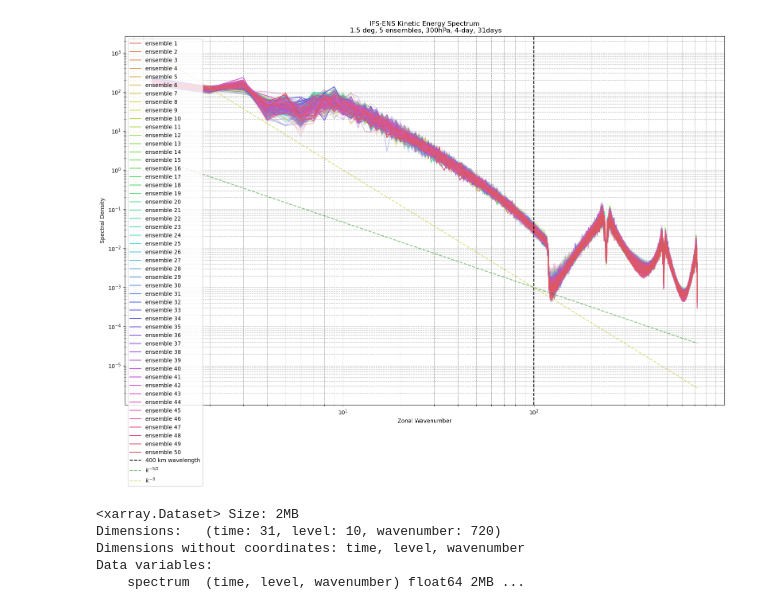
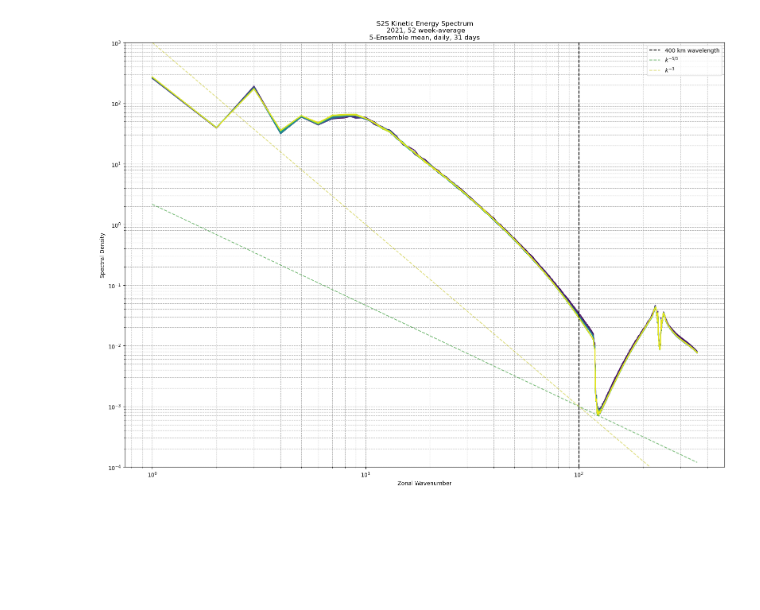
Before and after one commit to HisKim1/his_graphcast, a Jupyter notebook: spectra/test2_jryu.ipynb, the cells around one changed output. Saved outputs shown, nothing was run; the diff lists cells and outputs as text; code cells hidden in the pictures; blank space fills up the shorter version.

```diff
--- a/spectra/test2_jryu.ipynb
+++ b/spectra/test2_jryu.ipynb
@@ -17,29 +17,29 @@ plt.figure(figsize=(16, 12))
 
 
 
-colors = sns.color_palette('viridis', 43)
-models = sns.color_palette("hls", 51)
+colors = sns.color_palette('viridis', 31)
+models = sns.color_palette("hls", 6)
 
 ###################
 # all ensembles
 ###################
-for i in range(1,51):
-    data = xr.open_dataset(f"/data/GC_output/analysis/NWP/IFS-ENS/spectra_2021-06-21_{i}.nc")
-    x = data['wavenumber']
-    for t in range(0, 31, 5):
-        spc = data['spectrum'].isel(level=5, time=t)
-        if t == 30:
-            plt.loglog(x[1:], spc[1:], color=models[i], alpha=1, label=f'ensemble {i}')
-        else:
-            plt.loglog(x[1:], spc[1:], color=models[i], alpha=t/60)
+# for i in range(1,2):
+data = xr.open_dataset("/data/GC_output/analysis/NWP/S2S/2021/spectra.zarr").sel(level=300).mean("initial_time").mean("ensemble")
+x = data['wavenumber']
+for t in range(0, 31):
+    spc = data['spectrum'].isel(time=t) #- data['spectrum'].isel(time=0)
+    if t == 30:
+        plt.loglog(x[1:], spc[1:], color=colors[t], alpha=1)
+    else:
+        plt.loglog(x[1:], spc[1:], color=colors[t])
 
 ##################
 # 0th ensemble
 ##################
-# data = xr.open_dataset(f"/geodata2/Gencast/output/ens_2021-06-21/0_spectra.nc")
-# for t in range(0,60, 2):
+# data = xr.open_dataset(f"/data/GC_output/analysis/NWP/IFS-ENS/2021-06-21/spectra_3.nc")
+# for t in range(0,60,2):
 #     x = data['wavenumber']
-#     spc = data['spectrum'].isel(level=5, time=t)
+#     spc = data['spectrum'].isel(level=0, time=t)
 #     if t == 58:
 #         plt.loglog(x[1:], spc[1:], color=colors[t])
 #     else:
@@ -48,62 +48,46 @@ for i in range(1,51):
 ##################
 # IFS-HRES
 ##################
-# data = xr.open_dataset(f"/data/GC_output/analysis/NWP/spectra_IFS_HRES_2021-06-21T1200.nc")
-# for t in range(1, 41, 4):
+# data = xr.open_zarr(f"/geodata2/S2S/DL/GC_output/2021/spectra.zarr")
+# for t in range(0, 60):
 #     x = data['wavenumber']
-#     spc = data['spectrum'].isel(time=t)
-#     if t == 58:
+#     spc = data['spectrum'].isel(time=t).mean("initial_time")
+#     if t == 59:
 #         plt.loglog(x[1:], spc[1:], color=colors[t])
 #     else:
 #         plt.loglog(x[1:], spc[1:], color=colors[t])
-
 # 1. 400km 파장에 해당하는 wavenumber에 수직선 추가
 # zonal wavenumber index at wavelength 400km
 
 # k = 2 * pi * circumference / wavelength
 k_400 = 2*np.pi * 6371229/400000
 
 
 plt.axvline(x=k_400, color='k', linestyle='--', label='400 km wavelength')
 
-# 2. k^{-5/3} 및 k^{-3} 추세선 (붉은색 점선) 추가
-#    먼저, 데이터와 같은 x범위를 갖도록 k 값 배열을 생성합니다.
-#    x[1:]에서 최소, 최대 값을 추출합니다.
 k_min = x[1].item()
 k_max = x[-1].item()
 k_vals = np.logspace(np.log10(k_min), np.log10(k_max), 100)
 
-# 기준점을 400km (k_400)에서 y값 y_ref로 맞추어 평행이동합니다.
-# y축 범위가 약 1e2 ~ 1e-10이므로, 기하평균 1e-4 정도를 기준값으로 선택
 y_ref = 1e-3
 
-# k^{-5/3} 추세선을 (k_400, y_ref)를 지나도록 상수 A_5_3 결정:
 A_5_3 = y_ref / (k_400 ** (-5/3))
 trend_5_3 = A_5_3 * k_vals ** (-5/3)
 
-# k^{-3} 추세선도 (k_400, y_ref)를 지나도록 상수 A_3 결정:
 A_3 = y_ref / (k_400 ** (-3))
 trend_3 = A_3 * k_vals ** (-3)
 
-# 두 추세선을 붉은색 점선으로 그리기
 plt.loglog(k_vals[:], trend_5_3[:], 'g--', label=r'$k^{-5/3}$', alpha=0.5)
 plt.loglog(k_vals[:], trend_3[:], 'y--', label=r'$k^{-3}$', alpha=0.5)
 
 plt.xlabel('Zonal Wavenumber')
 plt.ylabel('Spectral Density')
-plt.title('IFS-ENS Kinetic Energy Spectrum\n 1.5 deg, 5 ensembles, 300hPa, 4-day, 31days')
+plt.title('S2S Kinetic Energy Spectrum\n 2021, 52 week-average\n5-Ensemble mean, daily, 31 days')
 plt.legend()
 plt.grid(True, which='both', ls='--')
+plt.ylim(1e-4, 1e3)
 plt.tight_layout()
-plt.show()
-# plt.savefig("low res ens IFS-ENS_KE.png")
+# plt.show()
+plt.savefig("2021 S2S_KE.png")
 # %% [output]
-[figure, old version]
+[figure, new version]
-# %%
-xr.open_dataset(f"/data/GC_output/analysis/NWP/IFS-ENS/spectra_2021-06-21_22.nc")
-# %% [output]
-<xarray.Dataset> Size: 2MB
-Dimensions:   (time: 31, level: 10, wavenumber: 720)
-Dimensions without coordinates: time, level, wavenumber
-Data variables:
-    spectrum  (time, level, wavenumber) float64 2MB ...
```
Also changed, not shown: 5 other files.
